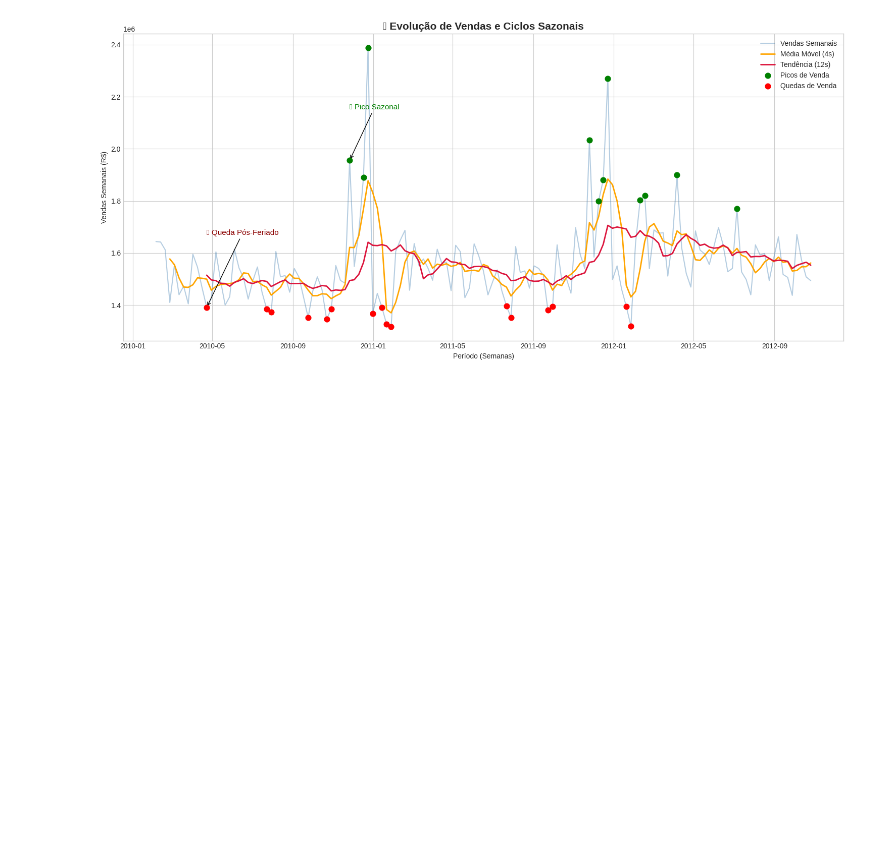
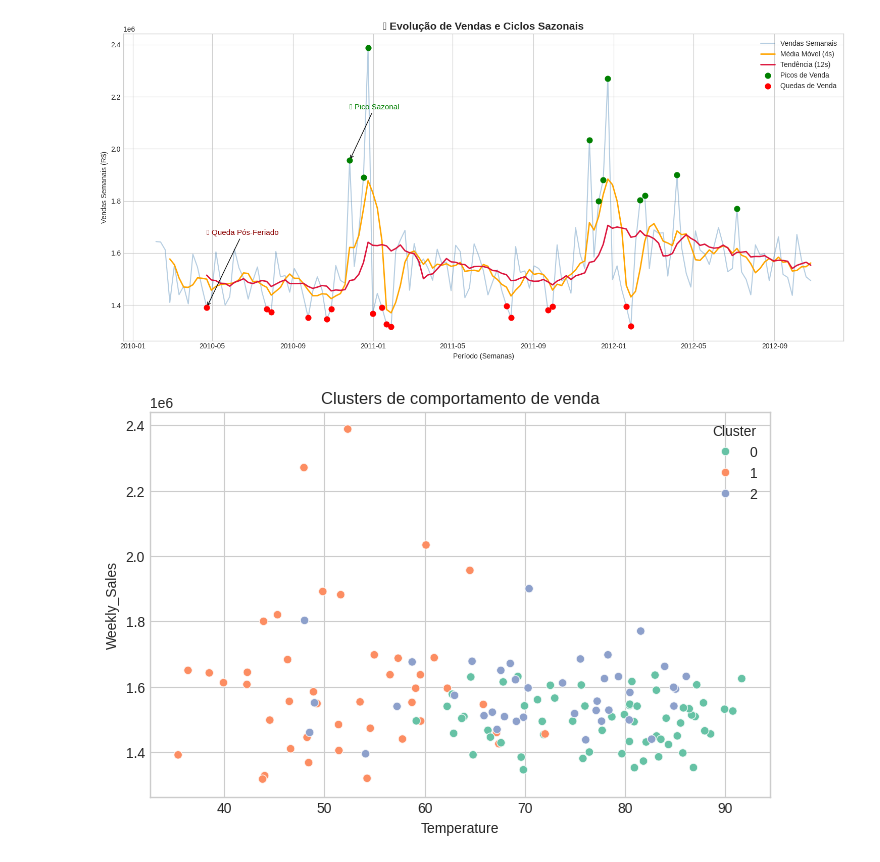
Before and after one commit to regis-zang/melhores_insights_ml, a Jupyter notebook: notebooks/eda_diagnostica.ipynb, the cells around one changed output. Saved outputs shown, nothing was run; the diff lists cells and outputs as text; code cells hidden in the pictures; blank space fills up the shorter version.

```diff
--- a/notebooks/eda_diagnostica.ipynb
+++ b/notebooks/eda_diagnostica.ipynb
@@ -143,0 +146,22 @@ plt.show()
+# %%
+from sklearn.preprocessing import StandardScaler
+from sklearn.cluster import KMeans
+
+# Seleciona variáveis relevantes
+X = df[["Weekly_Sales", "Temperature", "Fuel_Price", "CPI", "Unemployment"]]
+
+# Normaliza os dados
+scaler = StandardScaler()
+X_scaled = scaler.fit_transform(X)
+
+# Teste inicial de 3 clusters
+kmeans = KMeans(n_clusters=3, random_state=42, n_init=10)
+df["Cluster"] = kmeans.fit_predict(X_scaled)
+
+# Visualização
+plt.figure(figsize=(8,5))
+sns.scatterplot(x="Temperature", y="Weekly_Sales", hue="Cluster", data=df, palette="Set2")
+plt.title("Clusters de comportamento de venda")
+plt.show()
+# %% [output]
+[figure, added]
```
Also changed, not shown: parts of 5 cells of this notebook.
